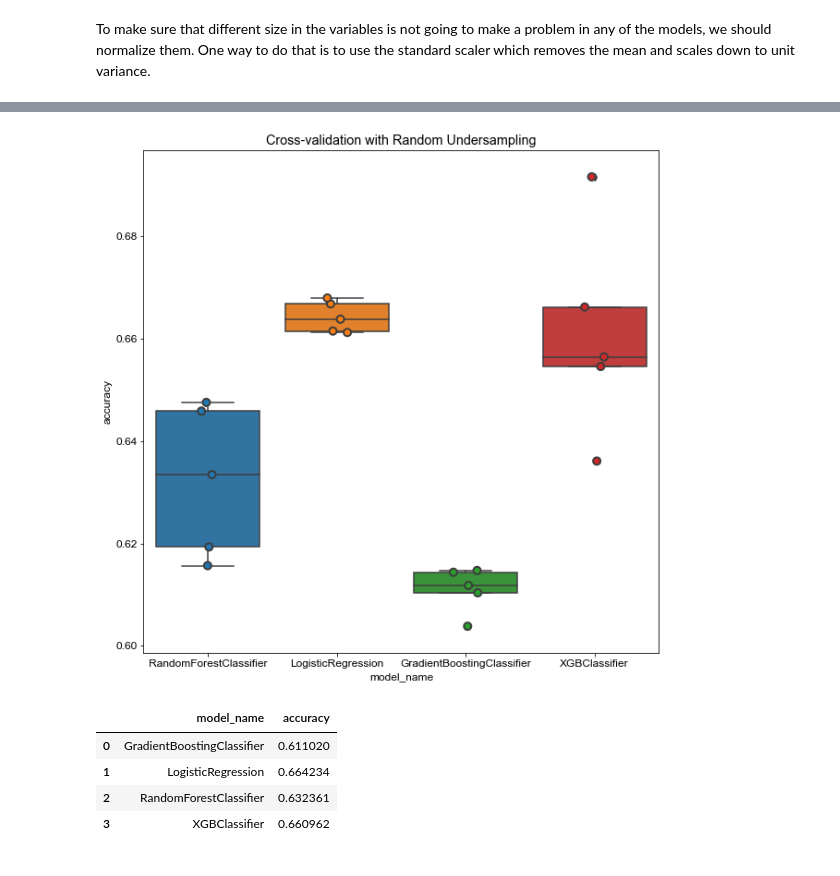
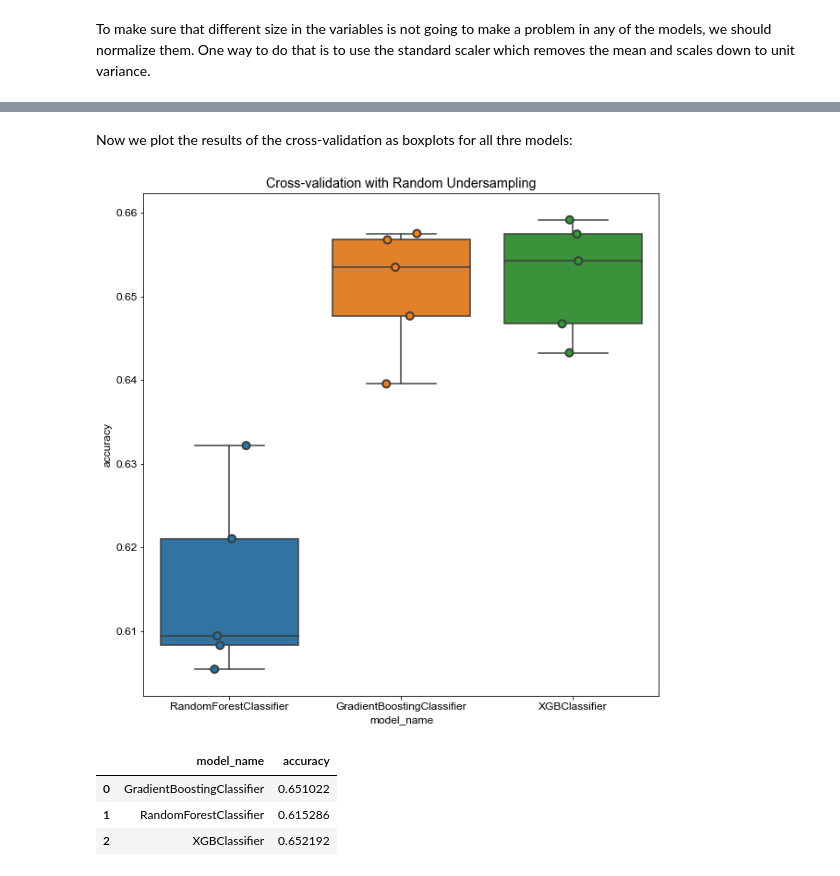
Before and after one commit to saragolesta/Complications-of-diabetes, a Jupyter notebook: Models.ipynb, the cells around one changed output, grey strips where cells are left out. Drawn from its saved outputs; the diff is of its cells as text; code cells hidden in the pictures.

```diff
--- a/Models.ipynb
+++ b/Models.ipynb
@@ -66,15 +81,8 @@ calculate_prevalence(df_test.iloc[:,-3])
 # %%
 fig, ax = plt.subplots()
-plt.rcParams['font.sans-serif'] = 'Arial'
-plt.rcParams['font.family'] = 'sans-serif'
-plt.rcParams['text.color'] = '#909090'
-plt.rcParams['axes.labelcolor']= '#909090'
-plt.rcParams['xtick.color'] = '#909090'
-plt.rcParams['ytick.color'] = '#909090'
-plt.rcParams['font.size']=12
 color_palette_list = ['#AAD8E6','#854449']
-labels = ['Not Being Readmitted within 30 Days',
-         'Being Readmitted within 30 Days']
+labels = ['Not Readmitted within 30 Days',
+         'Readmitted within 30 Days']
 percentages = [88.6, 11.4]
 explode=(0.1,0)
 ax.pie(percentages, explode=explode, labels=labels,
@@ -83,6 +91,6 @@ ax.pie(percentages, explode=explode, labels=labels,
        pctdistance=1.2,labeldistance=1.4)
 ax.axis('equal')
 ax.set_title("Readmission for Patients with Diabetes")
-ax.legend(frameon=False, bbox_to_anchor=(1.5,0.8))
+ax.legend(frameon=False, bbox_to_anchor=(0.8,0.8))
 # %% [output]
 <matplotlib.legend.Legend at 0x...>
@@ -138,0 +102,4 @@ balanced_df_train.head()
+# %%
+# Shuffling the dataset
+df_train = df_train.sample(frac=1,random_state=42).reset_index(drop=True)
+df_train.head()
@@ -139,11 +113,14 @@ balanced_df_train.head()
 # %% [markdown]
 Let's seperate the dataframe into labels(y) and features (X):
 # %%
+# Having the training set as dataframe
 all_X_train = df_train.iloc[:,:-3]
-X_train = balanced_df_train.iloc[:,:-3].values
+
+# Having the training set as numpy arrays
+X_train = df_train.iloc[:,:-3].values
 X_test = df_test.iloc[:,:-3].values
 
-y_train = balanced_df_train.iloc[:,-3].values
+y_train = df_train.iloc[:,-3].values
 y_test = df_test.iloc[:,-3].values
 
 print(X_train.shape,y_train.shape,X_test.shape,y_test.shape)
@@ -175,18 +140,8 @@ X_test_tf = scaler.transform(X_test)
 # %%
-# !pip install xgboost
-from sklearn.linear_model import LogisticRegression
-from sklearn.ensemble import RandomForestClassifier
-from sklearn.ensemble import GradientBoostingClassifier
-from xgboost import XGBClassifier
-# from sklearn.naive_bayes import MultinomialNB
-from sklearn.model_selection import cross_val_score
-
 models = [
-    RandomForestClassifier(n_estimators=200, max_depth=3, random_state=0),
-    LogisticRegression(random_state=0),
-    GradientBoostingClassifier(n_estimators=100, learning_rate=1.0,
-     max_depth=3, random_state=42),
-    XGBClassifier(random_state=42,learning_rate=0.01)
+    RandomForestClassifier(max_depth=3, random_state= 42),
+    GradientBoostingClassifier(max_depth=3, random_state= 42),
+    XGBClassifier(max_depth=3, random_state= 42)
 
 ]
 kf = 5
@@ -199,26 +154,22 @@ for model in models:
     for fold_idx, accuracy in enumerate(accuracies):
         entries.append((model_name, fold_idx, accuracy))
 cv_df = pd.DataFrame(entries, columns=['model_name', 'fold_idx', 'accuracy'])
+# %% [markdown]
+Now we plot the results of the cross-validation as boxplots for all thre models:
 # %%
-import seaborn as sns
-plt.rcParams['text.color'] = '#000000'
-plt.rcParams['axes.labelcolor']= '#000000'
-plt.rcParams['xtick.color'] = '#000000'
-plt.rcParams['ytick.color'] = '#000000'
 fig, ax = plt.subplots(figsize=(10,10))
 sns.boxplot(x='model_name', y='accuracy', data=cv_df,ax=ax)
 sns.stripplot(x='model_name', y='accuracy', data=cv_df,ax=ax,
               size=8, jitter=True, edgecolor="gray", linewidth=2)
 ax.set_title('Cross-validation with Random Undersampling')
 plt.show()
 # %% [output]
-[figure, old version]
+[figure, new version]
 # %%
 mean_accs = cv_df.groupby('model_name',as_index=False).accuracy.mean()
 mean_accs
 # %% [output]
 |  | model_name | accuracy |
-| 0 | GradientBoostingClassifier | 0.611020 |
-| 1 | LogisticRegression | 0.664234 |
-| 2 | RandomForestClassifier | 0.632361 |
-| 3 | XGBClassifier | 0.660962 |
+| 0 | GradientBoostingClassifier | 0.651022 |
+| 1 | RandomForestClassifier | 0.615286 |
+| 2 | XGBClassifier | 0.652192 |
```
Also changed, not shown: parts of 74 cells of this notebook, 1 other file.
